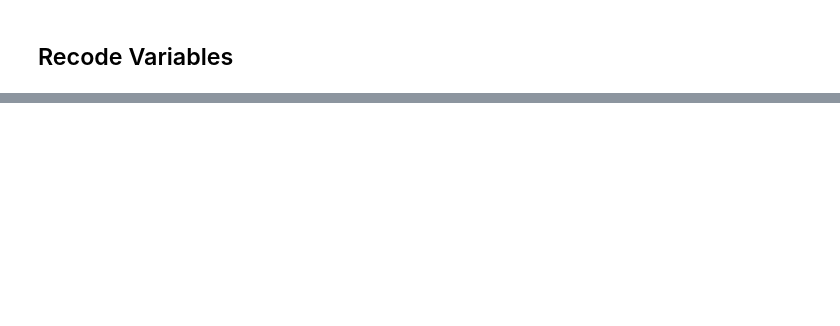
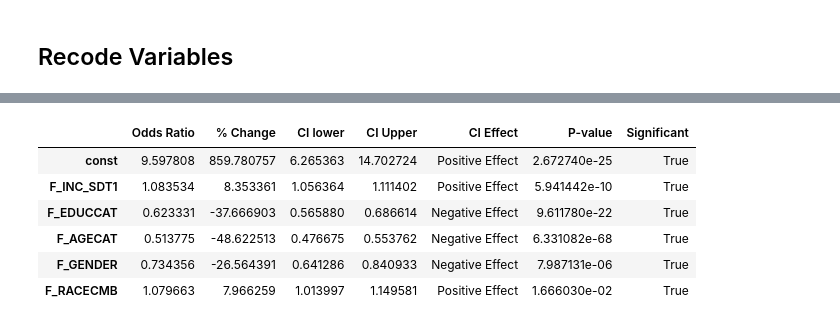
Before and after one commit to shambhavi-20/miniProject2, a Jupyter notebook: atp-w152.ipynb, the cells around one changed output, grey strips where cells are left out. Saved outputs shown, nothing was run; the diff lists cells and outputs as text; code cells hidden in the pictures; blank space fills up the shorter version.

```diff
--- a/atp-w152.ipynb
+++ b/atp-w152.ipynb
@@ -130,0 +200,34 @@ data.to_csv('data/August 2024/atp-w152-clean.csv', index=False)
+# %%
+df_odds = logreg_results.conf_int()
+df_odds["Odds Ratio"] = logreg_results.params
+df_odds.columns = ["CI lower", "CI Upper", "Odds Ratio"]
+
+# converting from log odds to odds ratios for intepretabiliy
+df_odds = np.exp(df_odds)
+
+# percent change
+df_odds["% Change"] = (df_odds["Odds Ratio"] - 1) * 100
+
+# CI effect
+conditions = [
+    (df_odds["CI lower"] > 1.0) & (df_odds["CI Upper"] > 1.0),  # Entirely above 1
+    (df_odds["CI lower"] < 1.0) & (df_odds["CI Upper"] < 1.0),  # Entirely below 1
+]
+choices = ["Positive Effect", "Negative Effect"]
+df_odds["CI Effect"] = np.select(conditions, choices, default="No Effect")
+
+# P-value
+df_odds["P-value"] = logreg_results.pvalues
+df_odds["Significant"] = df_odds["P-value"] < 0.05
+
+df_odds = df_odds[["Odds Ratio","% Change","CI lower","CI Upper","CI Effect","P-value","Significant"]]
+
+df_odds
+# %% [output]
+|  | Odds Ratio | % Change | CI lower | CI Upper | CI Effect | P-value | Significant |
+| const | 9.597808 | 859.780757 | 6.265363 | 14.702724 | Positive Effect | 2.672740e-25 | True |
+| F_INC_SDT1 | 1.083534 | 8.353361 | 1.056364 | 1.111402 | Positive Effect | 5.941442e-10 | True |
+| F_EDUCCAT | 0.623331 | -37.666903 | 0.565880 | 0.686614 | Negative Effect | 9.611780e-22 | True |
+| F_AGECAT | 0.513775 | -48.622513 | 0.476675 | 0.553762 | Negative Effect | 6.331082e-68 | True |
+| F_GENDER | 0.734356 | -26.564391 | 0.641286 | 0.840933 | Negative Effect | 7.987131e-06 | True |
+| F_RACECMB | 1.079663 | 7.966259 | 1.013997 | 1.149581 | Positive Effect | 1.666030e-02 | True |
```
Also changed, not shown: parts of 7 cells of this notebook.
